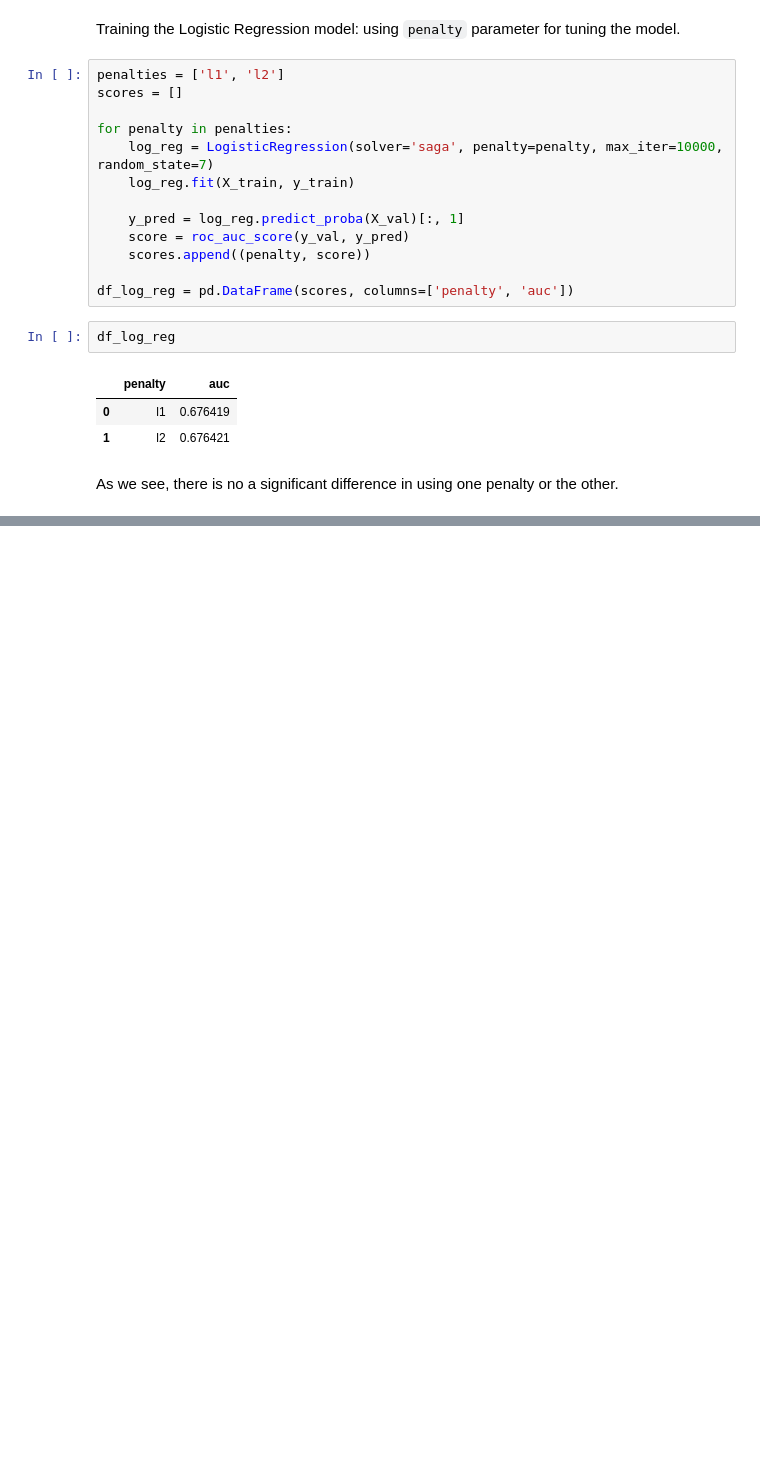
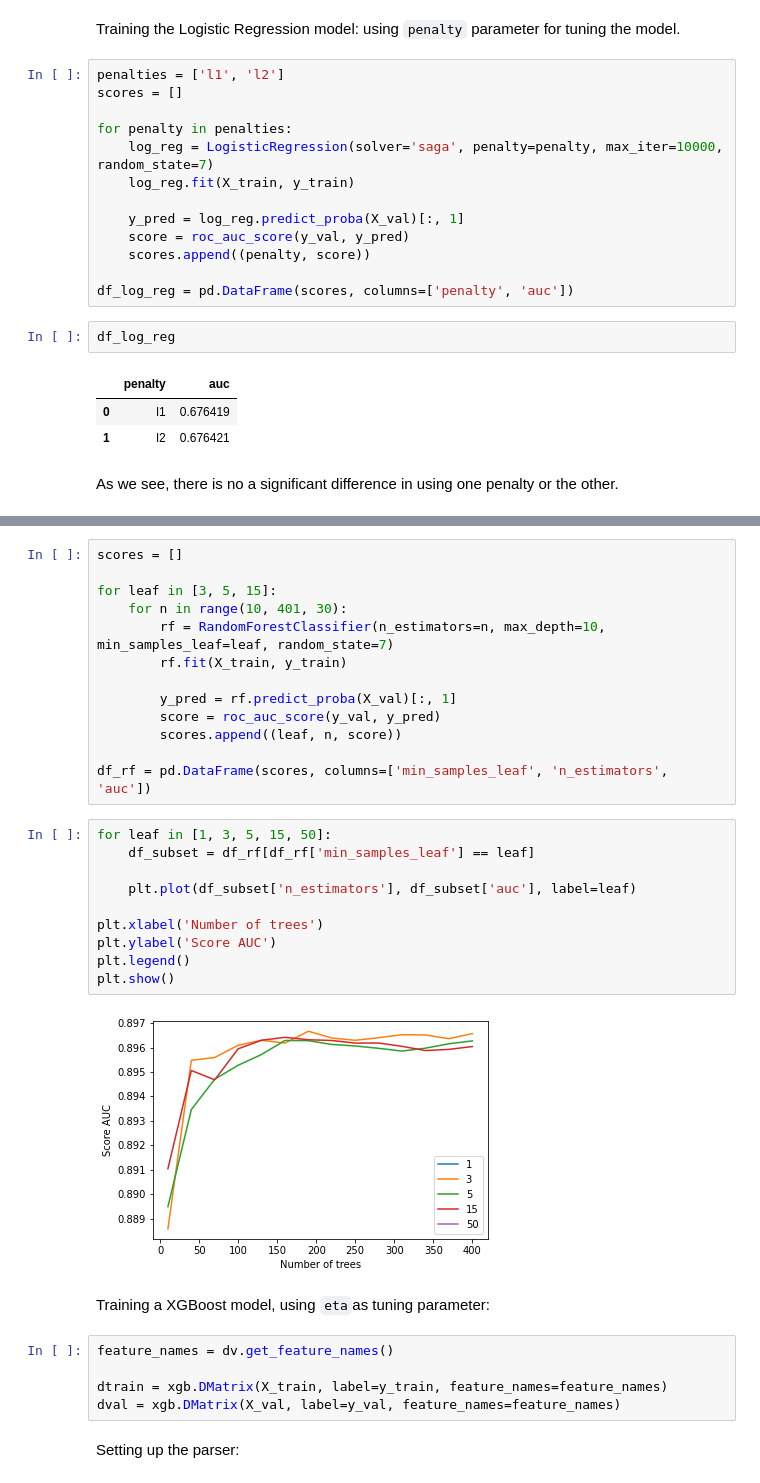
Before and after one commit to anferben/bank_marketing, a Jupyter notebook: bank-marketing.ipynb, the cells around one changed output, grey strips where cells are left out. Cells and saved outputs as stored; diff of their text form; blank space fills up the shorter version.

Commit message:
model selection done

```diff
--- a/bank-marketing.ipynb
+++ b/bank-marketing.ipynb
@@ -293,0 +361,34 @@ Training a Random Forest model, using max_depth and
+# %%
+scores = []
+
+for leaf in [3, 5, 15]:
+    for n in range(10, 401, 30):
+        rf = RandomForestClassifier(n_estimators=n, max_depth=10, min_samples_leaf=leaf, random_state=7)
+        rf.fit(X_train, y_train)
+
+        y_pred = rf.predict_proba(X_val)[:, 1]
+        score = roc_auc_score(y_val, y_pred)
+        scores.append((leaf, n, score))
+
+df_rf = pd.DataFrame(scores, columns=['min_samples_leaf', 'n_estimators', 'auc'])
+# %%
+for leaf in [1, 3, 5, 15, 50]:
+    df_subset = df_rf[df_rf['min_samples_leaf'] == leaf]
+
+    plt.plot(df_subset['n_estimators'], df_subset['auc'], label=leaf)
+
+plt.xlabel('Number of trees')
+plt.ylabel('Score AUC')
+plt.legend()
+plt.show()
+# %% [output]
+[figure, added]
+# %% [markdown]
+Training a XGBoost model, using `eta`as tuning parameter:
+# %%
+feature_names = dv.get_feature_names()
+
+dtrain = xgb.DMatrix(X_train, label=y_train, feature_names=feature_names)
+dval = xgb.DMatrix(X_val, label=y_val, feature_names=feature_names)
+# %% [markdown]
+Setting up the parser:
```
Also changed, not shown: parts of 23 cells of this notebook.
